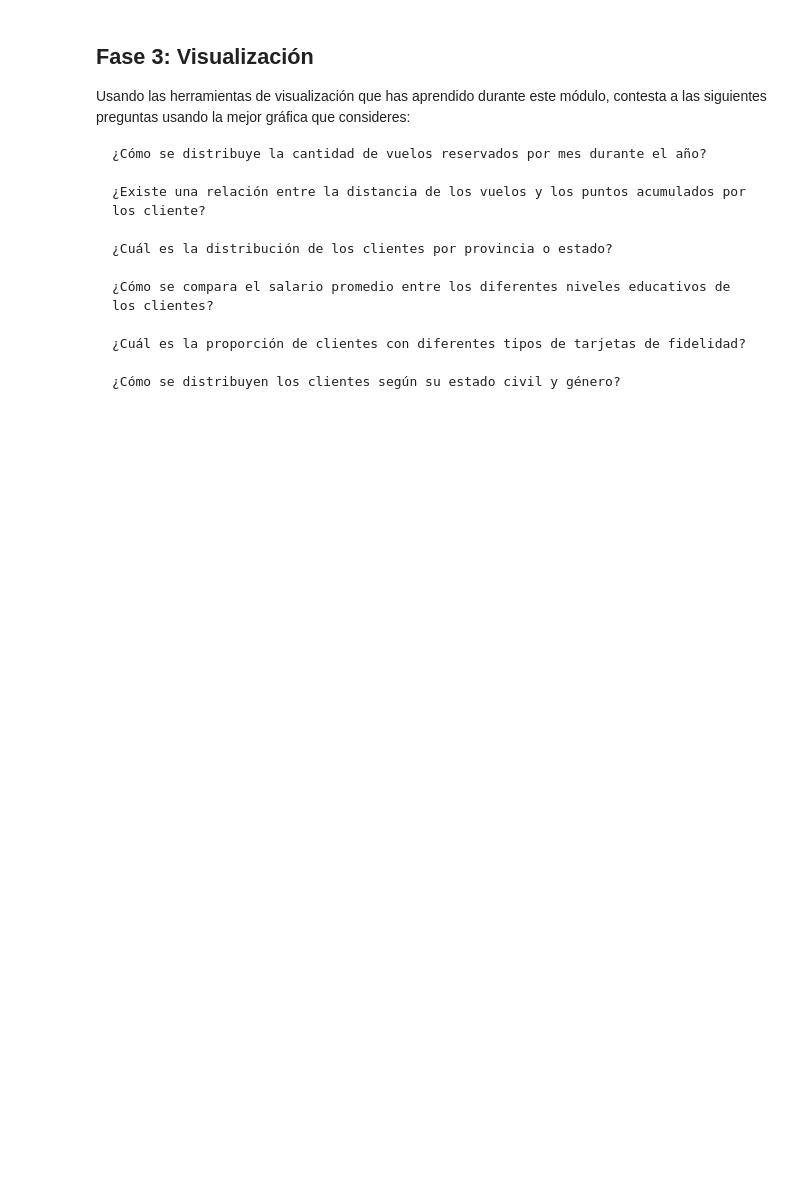
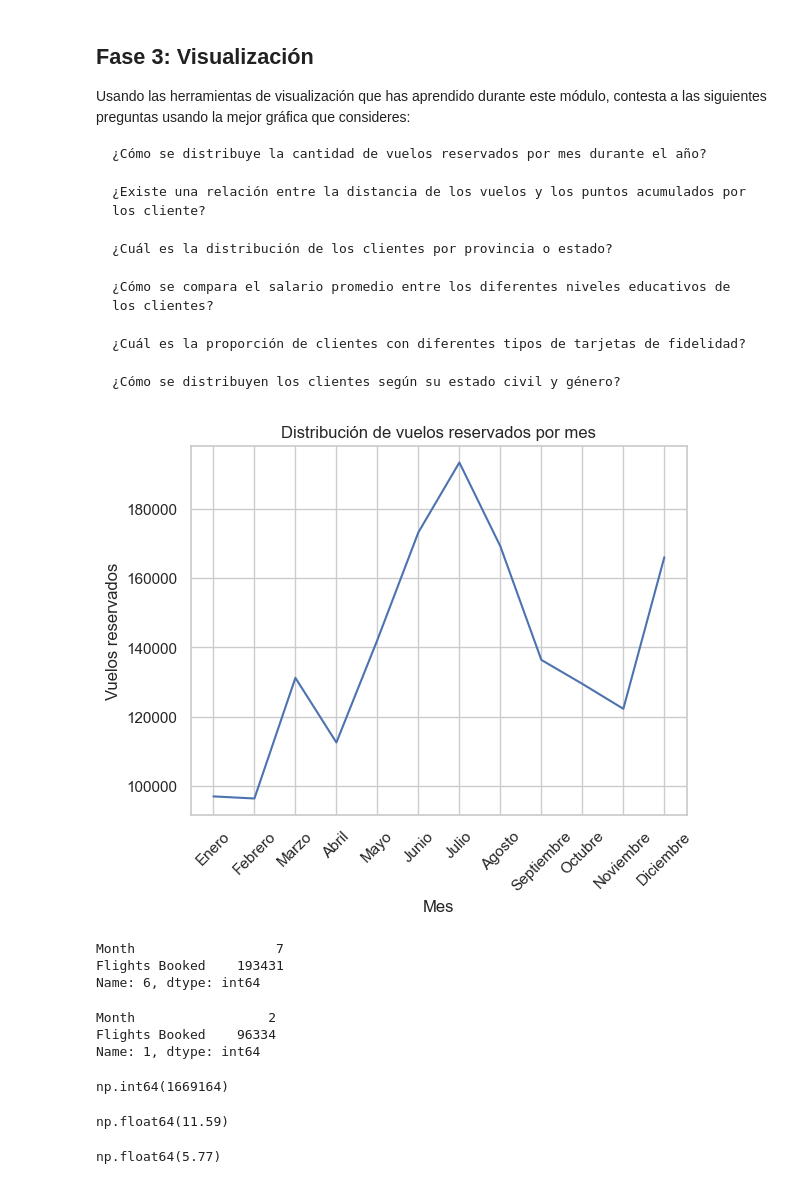
Before and after one commit to Adalab/bda-modulo-3-evaluacion-final-MatiC-hub-1, a Jupyter notebook: notebooks/resolucion_final.ipynb, the cells around one changed output. Cells and saved outputs as stored; diff of their text form; code cells hidden in the pictures; blank space fills up the shorter version.

Commit message:
Visualizaciones 1 y 2

```diff
--- a/notebooks/resolucion_final.ipynb
+++ b/notebooks/resolucion_final.ipynb
@@ -1044,3 +1049,77 @@ Usando las herramientas de visualización que has aprendido durante este módulo
     ¿Cuál es la proporción de clientes con diferentes tipos de tarjetas de fidelidad?
 
     ¿Cómo se distribuyen los clientes según su estado civil y género?
+# %%
+# ¿Cómo se distribuye la cantidad de vuelos reservados por mes durante el año?
+# Se utiliza un GRÁFICO DE LINEAS: hay una dimensión temporal (meses) y queremos ver tendencia y estacionalidad (evolución)
+# Aquí agregamos por mes, no por cliente.
+
+flights_by_month = (
+    df_merged
+    .groupby("Month")["Flights Booked"]
+    .sum()
+    .reset_index()
+)
+
+# Los nombres de los meses se gestionan mediante una lista únicamente para mejorar la legibilidad del gráfico,
+# sin modificar los datos originales
+meses = [
+    "Enero", "Febrero", "Marzo", "Abril", "Mayo", "Junio",
+    "Julio", "Agosto", "Septiembre", "Octubre", "Noviembre", "Diciembre"
+]
+
+plt.figure()
+plt.plot(flights_by_month["Month"], flights_by_month["Flights Booked"])
+plt.xticks(ticks=range(1, 13), labels=meses, rotation=45)  # asignación del de los meses
+plt.xlabel("Mes")
+plt.ylabel("Vuelos reservados")
+plt.title("Distribución de vuelos reservados por mes")
+
+plt.savefig("../outputs/vuelos_por_mes.png", bbox_inches="tight")   # para que no se corten las etiquetas, títulos, nombres largos
+plt.show()
+# %% [output]
+[figure, added]
+# %%
+# Máximo
+flights_by_month.loc[
+    flights_by_month["Flights Booked"].idxmax()
+]
+# %% [output]
+Month                  7
+Flights Booked    193431
+Name: 6, dtype: int64
+# %%
+# Mínimo
+flights_by_month.loc[
+    flights_by_month["Flights Booked"].idxmin()
+]
+# %% [output]
+Month                 2
+Flights Booked    96334
+Name: 1, dtype: int64
+# %%
+# Total anual de vuelos
+total_vuelos_anuales = flights_by_month["Flights Booked"].sum()
+total_vuelos_anuales
+# %% [output]
+np.int64(1669164)
+# %%
+# Valor Absoluto / Porcentaje de julio
+vuelos_julio = flights_by_month.loc[                # .loc[] para recuperar la fila completa
+    flights_by_month["Month"] == 7, "Flights Booked"
+].iloc[0]
+
+porcentaje_julio = (vuelos_julio / total_vuelos_anuales) * 100
+round(porcentaje_julio, 2)
+# %% [output]
+np.float64(11.59)
+# %%
+# Valor Absoluto / Porcentaje de febrero
+vuelos_febrero = flights_by_month.loc[
+    flights_by_month["Month"] == 2, "Flights Booked"
+].iloc[0]
+
+porcentaje_febrero = (vuelos_febrero / total_vuelos_anuales) * 100
+round(porcentaje_febrero, 2)
+# %% [output]
+np.float64(5.77)
```
Also changed, not shown: parts of 6 cells of this notebook, 3 other files.
